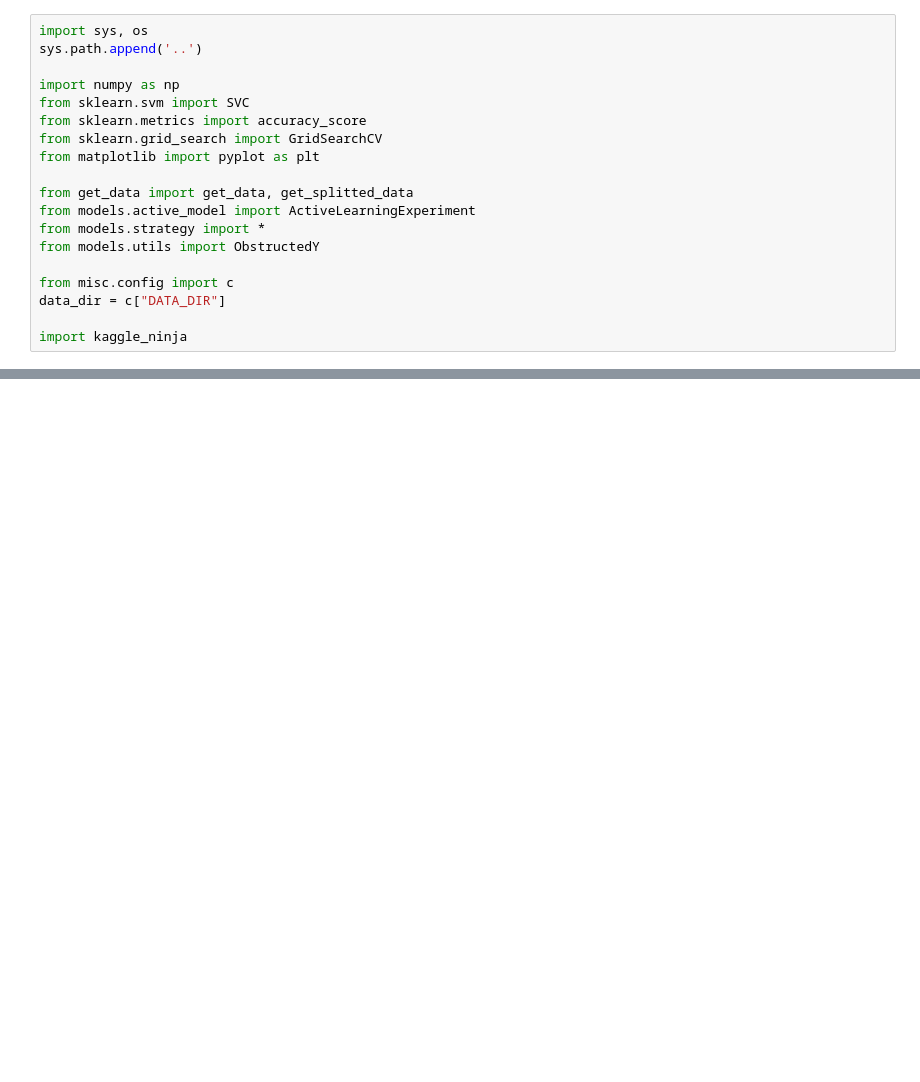
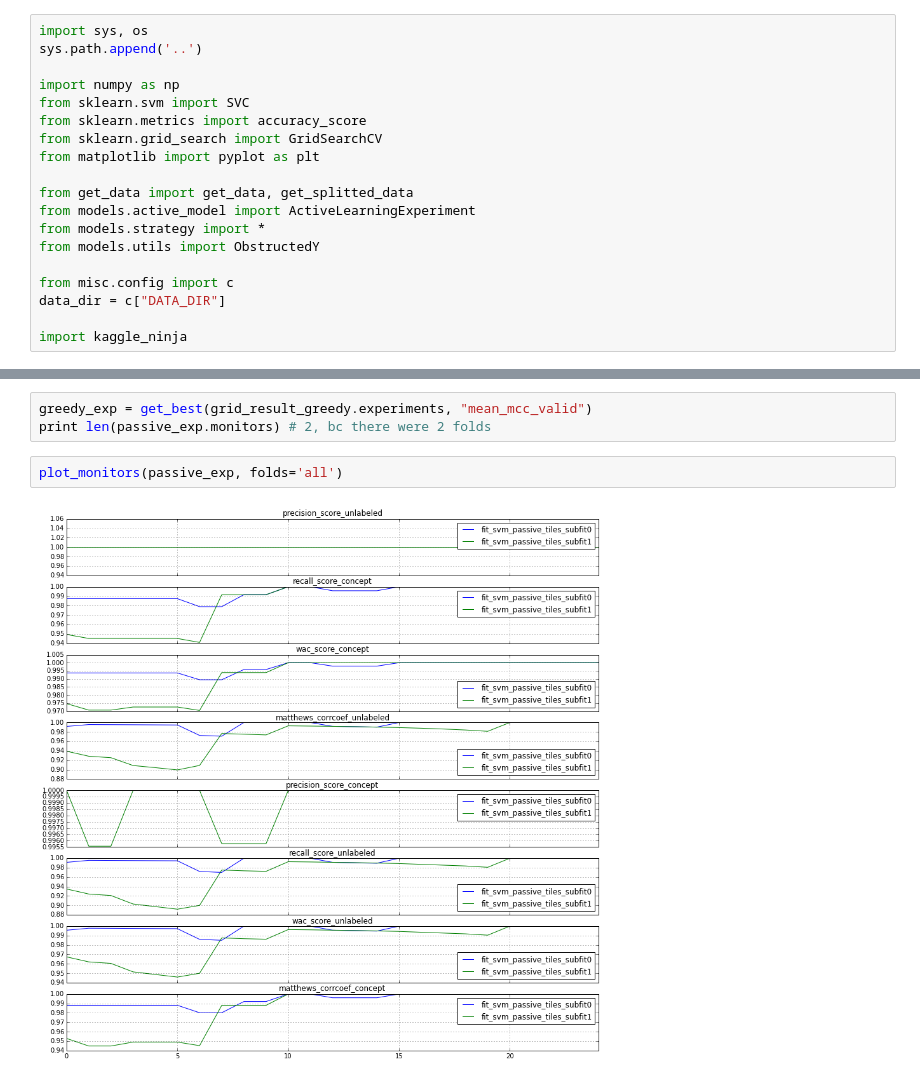
Before and after one commit to gmum/mlls2015, a Jupyter notebook: notebooks/strategy_tests.ipynb, the cells around one changed output, grey strips where cells are left out. Drawn from its saved outputs; the diff is of its cells as text; blank space fills up the shorter version.

```diff
--- a/notebooks/strategy_tests.ipynb
+++ b/notebooks/strategy_tests.ipynb
@@ -199,0 +209,7 @@ grid_result_passive.experiments
+# %%
+greedy_exp = get_best(grid_result_greedy.experiments, "mean_mcc_valid")
+print len(passive_exp.monitors) # 2, bc there were 2 folds
+# %%
+plot_monitors(passive_exp, folds='all')
+# %% [output]
+[figure, added]
```
Also changed, not shown: parts of 13 cells of this notebook, 4 other files.
